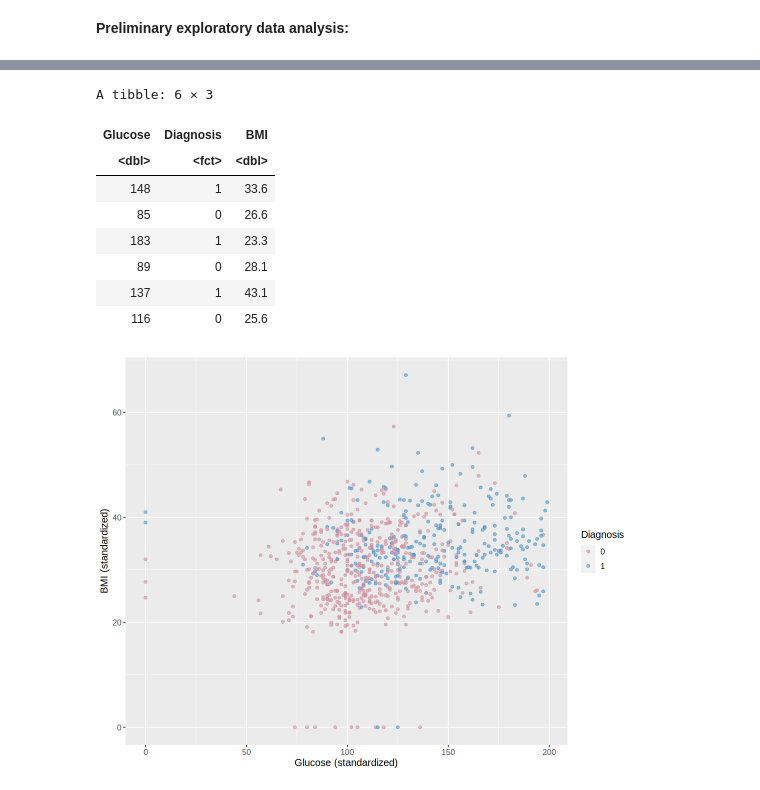
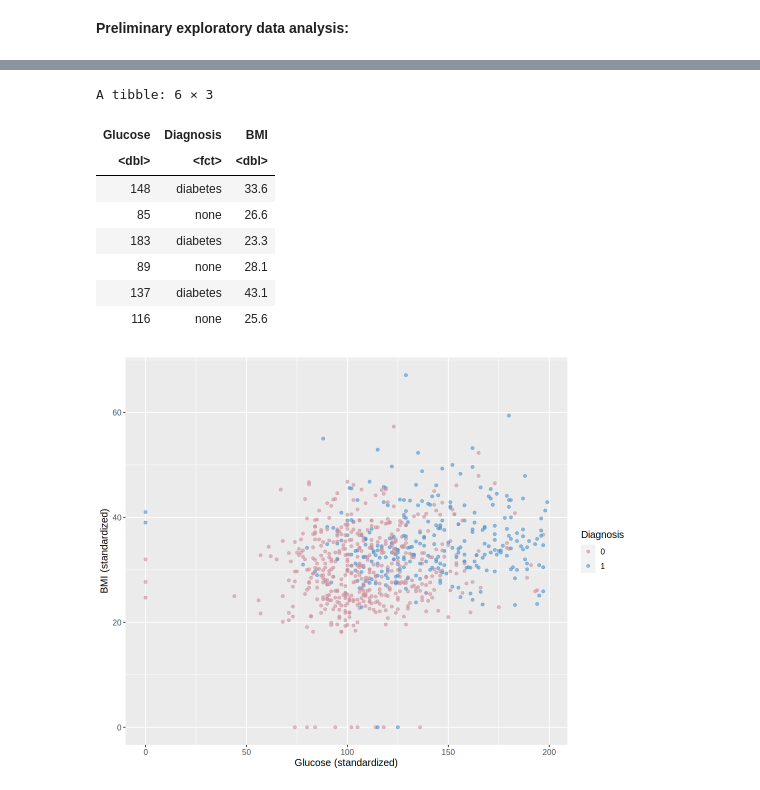
Before and after one commit to asnbl/dsci-100-2023-24W-group-16, a Jupyter notebook: Group project proposal.ipynb, the cells around one changed output, grey strips where cells are left out. Cells and saved outputs as stored; diff of their text form; code cells hidden in the pictures.

Commit message:
Factor recode

```diff
--- a/Group project proposal.ipynb
+++ b/Group project proposal.ipynb
@@ -58,21 +58,22 @@ A tibble: 6 × 9
 | 5 | 116 | 74 | 0 | 0 | 25.6 | 0.201 | 30 | 0 |
 # %%
 diabetes_clean <- diabetes |>
-    select(Glucose,Outcome,BMI) |>
+    select(Glucose, Outcome, BMI) |>
     mutate(Outcome = as_factor(Outcome)) |>
-    rename("Diagnosis" = Outcome)
+    rename("Diagnosis" = Outcome) |>
+    mutate(Diagnosis = fct_recode(Diagnosis, "diabetes" = "1", "none"  = "0"))
 
 head(diabetes_clean)
 # %% [output]
 A tibble: 6 × 3
 | Glucose | Diagnosis | BMI |
 | <dbl> | <fct> | <dbl> |
-| 148 | 1 | 33.6 |
-| 85 | 0 | 26.6 |
-| 183 | 1 | 23.3 |
-| 89 | 0 | 28.1 |
-| 137 | 1 | 43.1 |
-| 116 | 0 | 25.6 |
+| 148 | diabetes | 33.6 |
+| 85 | none | 26.6 |
+| 183 | diabetes | 23.3 |
+| 89 | none | 28.1 |
+| 137 | diabetes | 43.1 |
+| 116 | none | 25.6 |
 # %%
 options(repr.plot.width = 9, repr.plot.height = 7)
 
```
Also changed, not shown: parts of 3 cells of this notebook.
